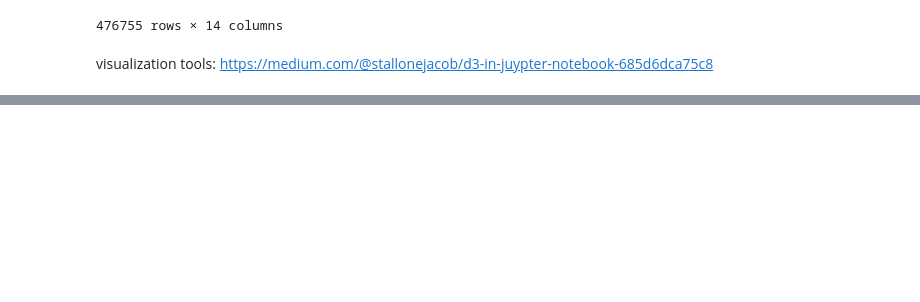
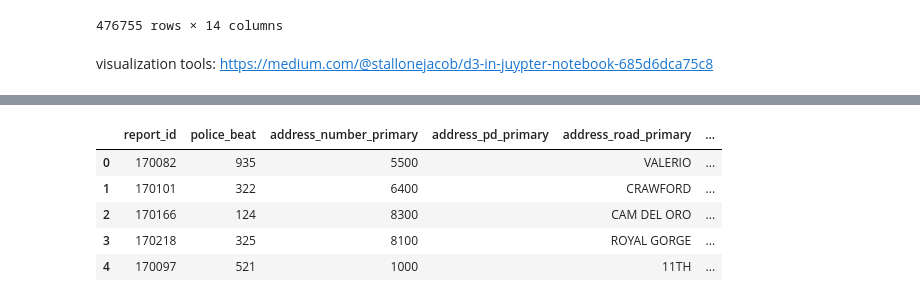
Before and after one commit to JoseJimenezJr019/cogs108_final_project, a Jupyter notebook: Final Project COGS 108.ipynb, the cells around one changed output, grey strips where cells are left out. Saved outputs shown, nothing was run; the diff lists cells and outputs as text; code cells hidden in the pictures; blank space fills up the shorter version.

```diff
--- a/Final Project COGS 108.ipynb
+++ b/Final Project COGS 108.ipynb
@@ -97,0 +138,22 @@ visualization tools: https://medium.com/@stallonejacob/d3-in-juypter-notebook-68
+# %%
+# Splitting datetime for the datasets
+
+date_time = df_collisions['date_time'].str.split(' ', n=1, expand=True)
+df_collisions = df_collisions.drop(['date_time'], axis=1)
+df_collisions['date'] = date_time[0]
+df_collisions['time'] = date_time[1]
+
+
+date_time = df_police_calls['date_time'].str.split(' ', n=1, expand=True)
+df_police_calls = df_police_calls.drop(['date_time'], axis=1)
+df_police_calls['date'] = date_time[0]
+df_police_calls['time'] = date_time[1]
+# %%
+df_collisions.head()
+# %% [output]
+|  | report_id | police_beat | address_number_primary | address_pd_primary | address_road_primary | ... |
+| 0 | 170082 | 935 | 5500 |  | VALERIO | ... |
+| 1 | 170101 | 322 | 6400 |  | CRAWFORD | ... |
+| 2 | 170166 | 124 | 8300 |  | CAM DEL ORO | ... |
+| 3 | 170218 | 325 | 8100 |  | ROYAL GORGE | ... |
+| 4 | 170097 | 521 | 1000 |  | 11TH | ... |
```
Also changed, not shown: parts of 3 cells of this notebook.
